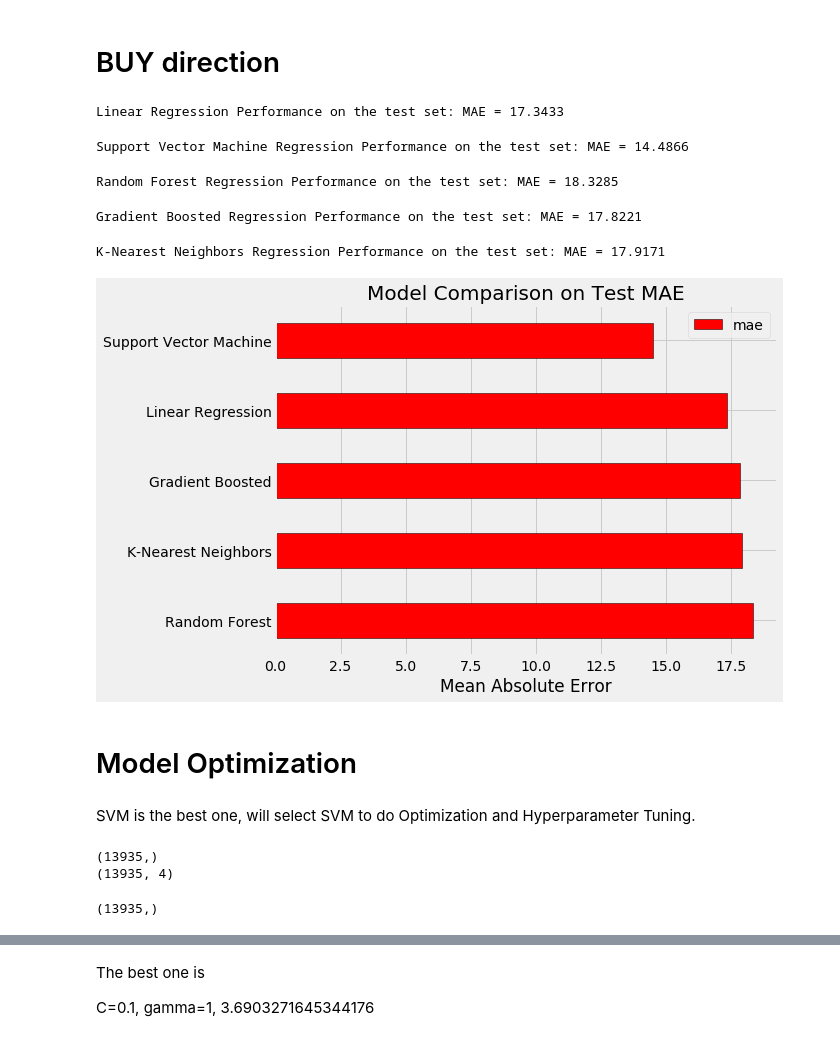
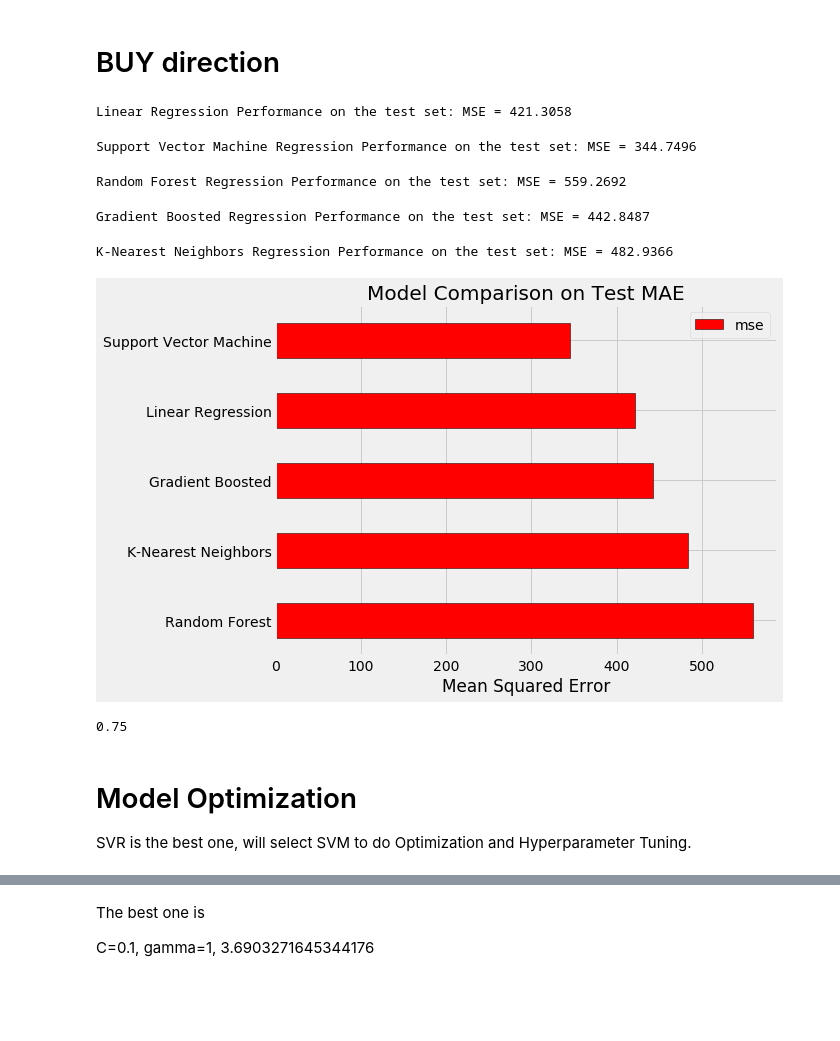
Before and after one commit to lorne-luo/ironman, a Jupyter notebook: mark2/3_training_and_optimazation.ipynb, the cells around one changed output, grey strips where cells are left out. Drawn from its saved outputs; the diff is of its cells as text; code cells hidden in the pictures; blank space fills up the shorter version.

```diff
--- a/mark2/3_training_and_optimazation.ipynb
+++ b/mark2/3_training_and_optimazation.ipynb
@@ -191,78 +202,82 @@ from sklearn.neighbors import KNeighborsRegressor
 # Linear regression
 
 lr = LinearRegression()
-lr_mae = fit_and_evaluate(lr, train_x, buy_train_y, test_x, buy_test_y)
+lr_mae = fit_and_evaluate(lr,mse, train_x, buy_train_y, test_x, buy_test_y)
 
-print('Linear Regression Performance on the test set: MAE = %0.4f' % lr_mae)
+print('Linear Regression Performance on the test set: MSE = %0.4f' % lr_mae)
 # %% [output]
-Linear Regression Performance on the test set: MAE = 17.3433
+Linear Regression Performance on the test set: MSE = 421.3058
 # %%
 # SVM
 
-svm = SVR(C = 1000, gamma = 0.1)
-svm_mae = fit_and_evaluate(svm, train_x, buy_train_y, test_x, buy_test_y)
+svm = SVR(C=1000, gamma=0.1)
+svm_mae = fit_and_evaluate(svm, mse, train_x, buy_train_y, test_x, buy_test_y)
 
-print('Support Vector Machine Regression Performance on the test set: MAE = %0.4f' % svm_mae)
+print(
+    'Support Vector Machine Regression Performance on the test set: MSE = %0.4f'
+    % svm_mae)
 # %% [output]
-Support Vector Machine Regression Performance on the test set: MAE = 14.4866
+Support Vector Machine Regression Performance on the test set: MSE = 344.7496
 # %%
 # Random forest
 
 random_forest = RandomForestRegressor(random_state=60)
-random_forest_mae = fit_and_evaluate(random_forest, train_x, buy_train_y, test_x, buy_test_y)
+random_forest_mae = fit_and_evaluate(random_forest, mse, train_x, buy_train_y,
+                                     test_x, buy_test_y)
 
-print('Random Forest Regression Performance on the test set: MAE = %0.4f' % random_forest_mae)
+print('Random Forest Regression Performance on the test set: MSE = %0.4f' %
+      random_forest_mae)
 # %% [output]
-Random Forest Regression Performance on the test set: MAE = 18.3285
+Random Forest Regression Performance on the test set: MSE = 559.2692
 # %%
 # Gradien boosted
 
 gradient_boosted = GradientBoostingRegressor(random_state=60)
-gradient_boosted_mae = fit_and_evaluate(gradient_boosted, train_x, buy_train_y, test_x, buy_test_y)
+gradient_boosted_mae = fit_and_evaluate(gradient_boosted, mse, train_x,
+                                        buy_train_y, test_x, buy_test_y)
 
-print('Gradient Boosted Regression Performance on the test set: MAE = %0.4f' % gradient_boosted_mae)
+print('Gradient Boosted Regression Performance on the test set: MSE = %0.4f' %
+      gradient_boosted_mae)
 # %% [output]
-Gradient Boosted Regression Performance on the test set: MAE = 17.8221
+Gradient Boosted Regression Performance on the test set: MSE = 442.8487
 # %%
 # KNN
 
 knn = KNeighborsRegressor(n_neighbors=10)
-knn_mae = fit_and_evaluate(knn, train_x, buy_train_y, test_x, buy_test_y)
+knn_mae = fit_and_evaluate(knn, mse, train_x, buy_train_y, test_x, buy_test_y)
 
-print('K-Nearest Neighbors Regression Performance on the test set: MAE = %0.4f' % knn_mae)
+print(
+    'K-Nearest Neighbors Regression Performance on the test set: MSE = %0.4f' %
+    knn_mae)
 # %% [output]
-K-Nearest Neighbors Regression Performance on the test set: MAE = 17.9171
+K-Nearest Neighbors Regression Performance on the test set: MSE = 482.9366
 # %%
 plt.style.use('fivethirtyeight')
 figsize(8, 6)
 
 # Dataframe to hold the results
 model_comparison = pd.DataFrame({'model': ['Linear Regression', 'Support Vector Machine',
                                            'Random Forest', 'Gradient Boosted',
                                             'K-Nearest Neighbors'],
-                                 'mae': [lr_mae, svm_mae, random_forest_mae,
+                                 'mse': [lr_mae, svm_mae, random_forest_mae,
                                          gradient_boosted_mae, knn_mae]})
 
 # Horizontal bar chart of test mae
-model_comparison.sort_values('mae', ascending = False).plot(x = 'model', y = 'mae', kind = 'barh',
+model_comparison.sort_values('mse', ascending = False).plot(x = 'model', y = 'mse', kind = 'barh',
                                                            color = 'red', edgecolor = 'black')
 
 # Plot formatting
-plt.ylabel(''); plt.yticks(size = 14); plt.xlabel('Mean Absolute Error'); plt.xticks(size = 14)
+plt.ylabel(''); plt.yticks(size = 14); plt.xlabel('Mean Squared Error'); plt.xticks(size = 14)
 plt.title('Model Comparison on Test MAE', size = 20);
 # %% [output]
-[figure, old version]
+[figure, new version]
-# %% [markdown]
-# Model Optimization
+# %%
+buy_test_y.shape
+test_x.shape
+mae([0, 0, 1, 1], [0, 0, 4, 1])
+# %% [output]
+0.75
 # %% [markdown]
-SVM is the best one, will select SVM to do Optimization and Hyperparameter Tuning.
+# Model Optimization
+
+SVR is the best one, will select SVM to do Optimization and Hyperparameter Tuning.
-# %%
-print(y_test.shape)
-print(X_test.shape)
-# %% [output]
-(13935,)
-(13935, 4)
-# %%
-print(y_test.shape)
-# %% [output]
-(13935,)
```
Also changed, not shown: parts of 15 cells of this notebook, 2 other files.
